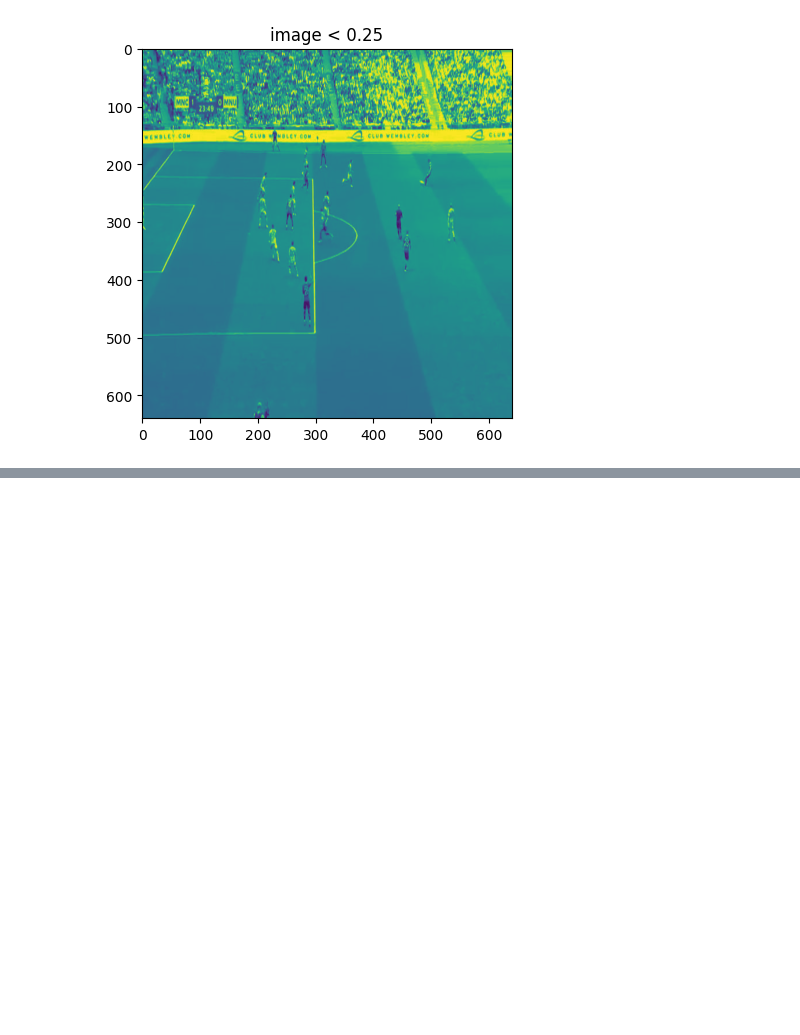
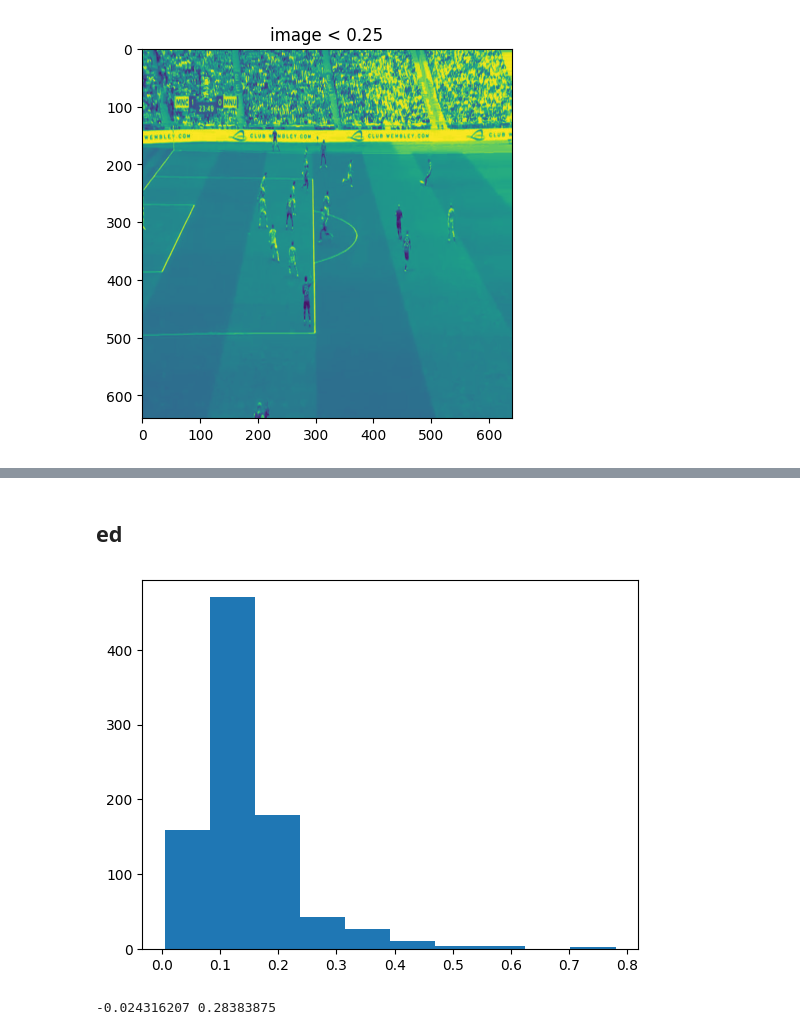
Before and after one commit to Gokul0Krishna/exp, a Jupyter notebook: exp5.ipynb, the cells around one changed output, grey strips where cells are left out. Drawn from its saved outputs; the diff is of its cells as text; code cells hidden in the pictures; blank space fills up the shorter version.

Commit message:
new data inference

```diff
--- a/exp5.ipynb
+++ b/exp5.ipynb
@@ -219,0 +244,28 @@ for i in image_dir.glob('*.jpg'):
+# %% [markdown]
+## ed
+# %%
+import cv2
+import numpy as np
+from pathlib import Path
+data1=[]
+image_dir = Path('/content/train/images')
+for i in image_dir.glob('*.jpg'):
+    img = cv2.imread(i, cv2.IMREAD_GRAYSCALE)
+    img = cv2.resize(img, (28,28))
+    img = np.array(img, dtype=np.float32) / 255.0
+    img = img.flatten()
+    data1.append(ed(img))
+plt.hist(data1)
+plt.show()
+# %% [output]
+[figure, added]
+# %%
+data_array=np.array(data1)
+q1 = np.percentile(data_array, 25)
+q3 = np.percentile(data_array, 75)
+iqr = q3 - q1
+lower_bound = q1 - 1.5 * iqr
+upper_bound = q3 + 1.5 * iqr
+print(lower_bound,upper_bound)
+# %% [output]
+-0.024316207 0.28383875
```
Also changed, not shown: parts of 15 cells of this notebook.
